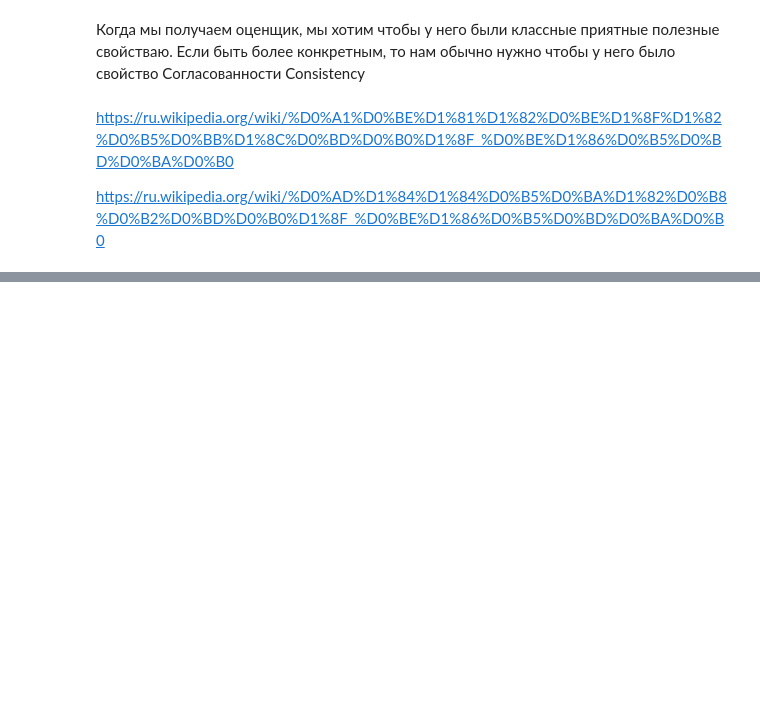
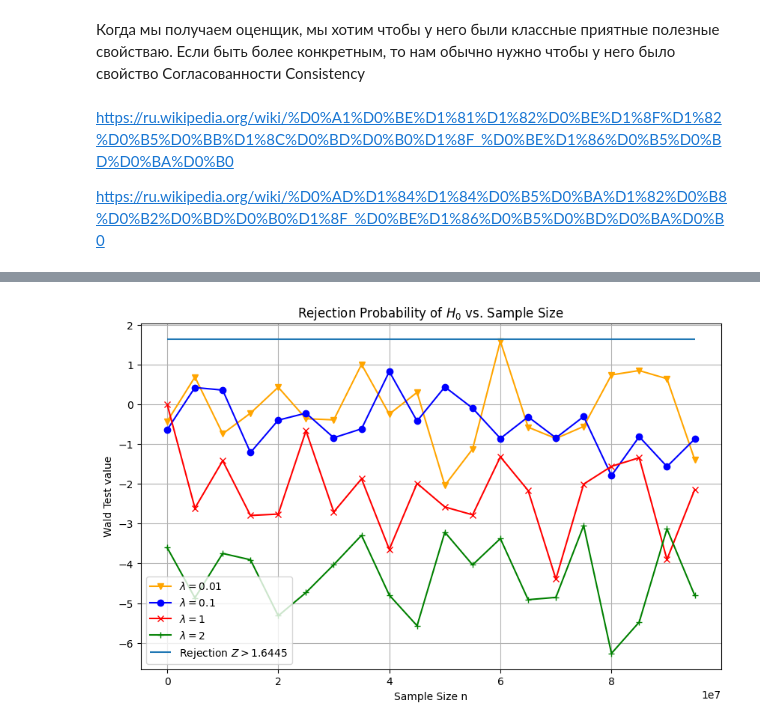
Before and after one commit to shmalex/learning-math, a Jupyter notebook: notebooks/04-L12 Wald Test and Likelihood Ratio Test.ipynb, the cells around one changed output, grey strips where cells are left out. Drawn from its saved outputs; the diff is of its cells as text; code cells hidden in the pictures; blank space fills up the shorter version.

```diff
--- a/notebooks/04-L12 Wald Test and Likelihood Ratio Test.ipynb
+++ b/notebooks/04-L12 Wald Test and Likelihood Ratio Test.ipynb
@@ -143,0 +389,8 @@ $$\dfrac{\hat{p}-p}{\sqrt\frac{\hat{p}(1-\hat{p})}{n}}=\dfrac{\hat{p}-p}{\frac{\
+# %%
+H_0 = 0.5
+n = 1000
+lambda_ = 1
+p = 0.5 + lambda_/sqrt(n)
+alpha = 0.05
+data = bern.rvs(p, size=n)
+lambda_, p
@@ -143,0 +414,3 @@ $$\dfrac{\hat{p}-p}{\sqrt\frac{\hat{p}(1-\hat{p})}{n}}=\dfrac{\hat{p}-p}{\frac{\
+# %%
+n_trials = range(100, 100001, 5000)
+list(n_trials)
@@ -143,0 +438,70 @@ $$\dfrac{\hat{p}-p}{\sqrt\frac{\hat{p}(1-\hat{p})}{n}}=\dfrac{\hat{p}-p}{\frac{\
+# %%
+import numpy as np
+import matplotlib.pyplot as plt
+
+def simulate_bernoulli_trials(p, n):
+    return np.random.binomial(1, p, n)
+
+def wald_test_statistic(data, p_null):
+    p_hat = np.mean(data)
+    se = np.sqrt(p_hat * (1 - p_hat) / len(data))
+    return (p_hat - p_null) / se
+
+def rejection_probability(lambda_value, n_trials, p_null=0.5, threshold=1.645):
+    p_values = [p_null - lambda_value / np.sqrt(n) for n in n_trials]
+    rejection_rates = []
+    wald_stats = []
+
+    for n, p in zip(n_trials, p_values):
+        data = simulate_bernoulli_trials(p, n)
+        wald_stat = wald_test_statistic(data, p_null)
+        rejected = 1 if wald_stat > threshold else 0
+        wald_stats.append(wald_stat)
+        rejection_rates.append(rejected)
+
+    return rejection_rates, wald_stats
+
+
+plt.figure(figsize=(10, 6))
+
+n_trials = list(range(100, 100000001, 5000000))
+
+# Parameters
+lambda_value = 0.01
+rejection_rates, wald_stats = rejection_probability(lambda_value, n_trials, p_null=0.7)
+print(lambda_value, rejection_rates, wald_stats)
+# plt.plot(n_trials, rejection_rates, marker='v', color='orange')
+plt.plot(n_trials, wald_stats, marker='v', color='orange', label=r'$\lambda='+str(lambda_value)+'$')
+
+# Parameters
+lambda_value = 0.1
+rejection_rates, wald_stats = rejection_probability(lambda_value, n_trials, p_null=0.7)
+print(lambda_value, rejection_rates, wald_stats)
+# plt.plot(n_trials, rejection_rates, marker='o', color='blue')
+plt.plot(n_trials, wald_stats, marker='o', color='blue', label=r'$\lambda='+str(lambda_value)+'$')
+
+# Parameters
+lambda_value = 1
+rejection_rates, wald_stats = rejection_probability(lambda_value, n_trials, p_null=0.7)
+print(lambda_value, rejection_rates, wald_stats)
+# plt.plot(n_trials, rejection_rates, marker='x', color='red')
+plt.plot(n_trials, wald_stats, marker='x', color='red', label=r'$\lambda='+str(lambda_value)+'$')
+
+# Parameters
+lambda_value = 2
+rejection_rates, wald_stats = rejection_probability(lambda_value, n_trials, p_null=0.7)
+print(lambda_value, rejection_rates, wald_stats)
+# plt.plot(n_trials, rejection_rates, marker='+', color='green')
+plt.plot(n_trials, wald_stats, marker='+', color='green', label=r'$\lambda='+str(lambda_value)+'$')
+# Plotting
+
+plt.hlines(1.6445, 0, n_trials[-1], label=r'Rejection $Z>1.6445$')
+
+# plt.plot(n_trials, rejection_rates, marker='o')
+plt.xlabel('Sample Size n')
+plt.ylabel('Wald Test value')
+plt.title('Rejection Probability of $H_0$ vs. Sample Size')
+plt.grid(True)
+plt.legend()
+plt.show()
+# %% [output]
@@ -143,0 +512 @@ $$\dfrac{\hat{p}-p}{\sqrt\frac{\hat{p}(1-\hat{p})}{n}}=\dfrac{\hat{p}-p}{\frac{\
+[figure, added]
```
Also changed, not shown: parts of 75 cells of this notebook, 3 other files.
